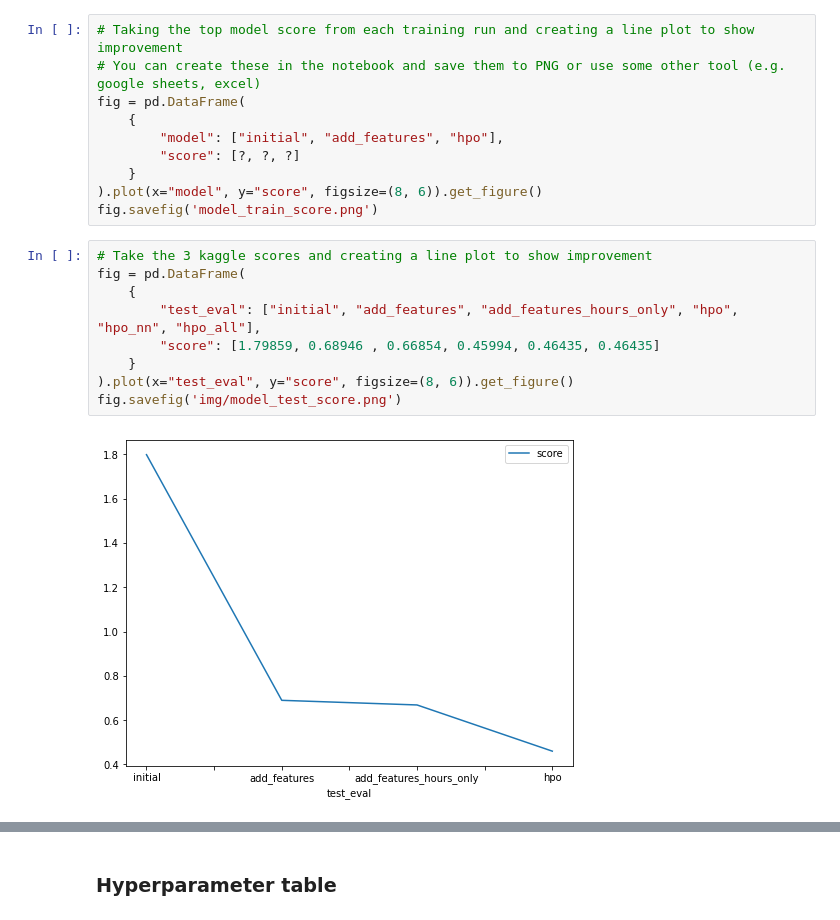
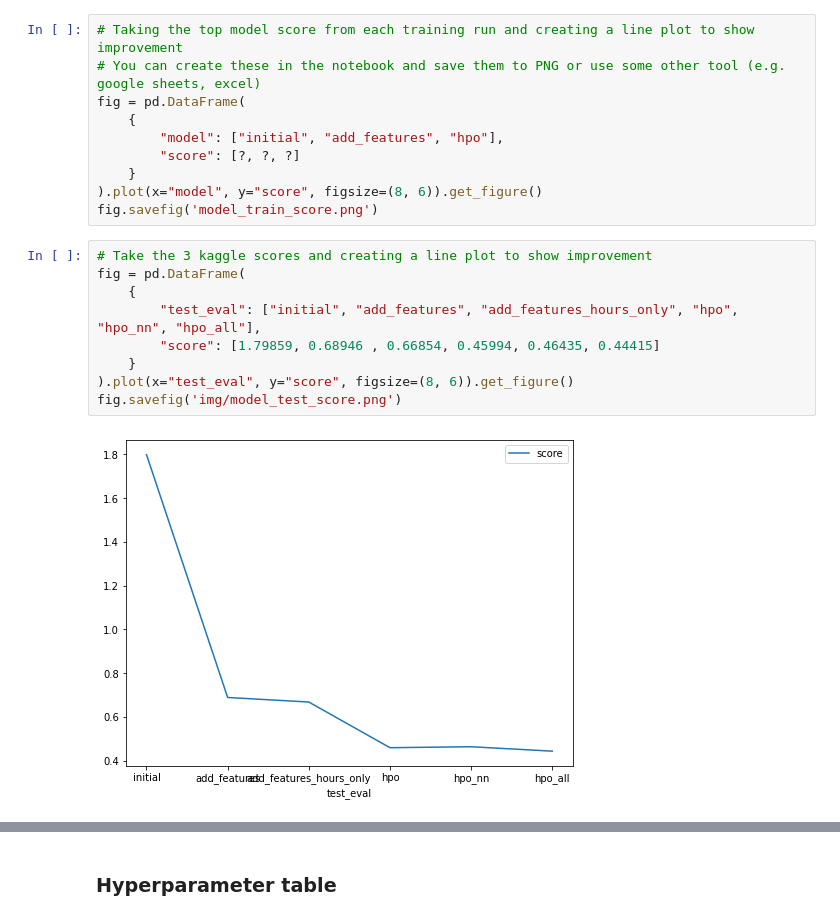
Before and after one commit to singebete/cd0385-project-starter, a Jupyter notebook: project/project-template.ipynb, the cells around one changed output, grey strips where cells are left out. Saved outputs shown, nothing was run; the diff lists cells and outputs as text.

```diff
--- a/project/project-template.ipynb
+++ b/project/project-template.ipynb
@@ -1254,11 +1256,11 @@ fig.savefig('model_train_score.png')
 # %%
 # Take the 3 kaggle scores and creating a line plot to show improvement
 fig = pd.DataFrame(
     {
         "test_eval": ["initial", "add_features", "add_features_hours_only", "hpo", "hpo_nn", "hpo_all"],
-        "score": [1.79859, 0.68946 , 0.66854, 0.45994, 0.46435, 0.46435]
+        "score": [1.79859, 0.68946 , 0.66854, 0.45994, 0.46435, 0.44415]
     }
 ).plot(x="test_eval", y="score", figsize=(8, 6)).get_figure()
 fig.savefig('img/model_test_score.png')
 # %% [output]
-[figure, old version]
+[figure, new version]
```
Also changed, not shown: parts of 7 cells of this notebook, 4 other files.
